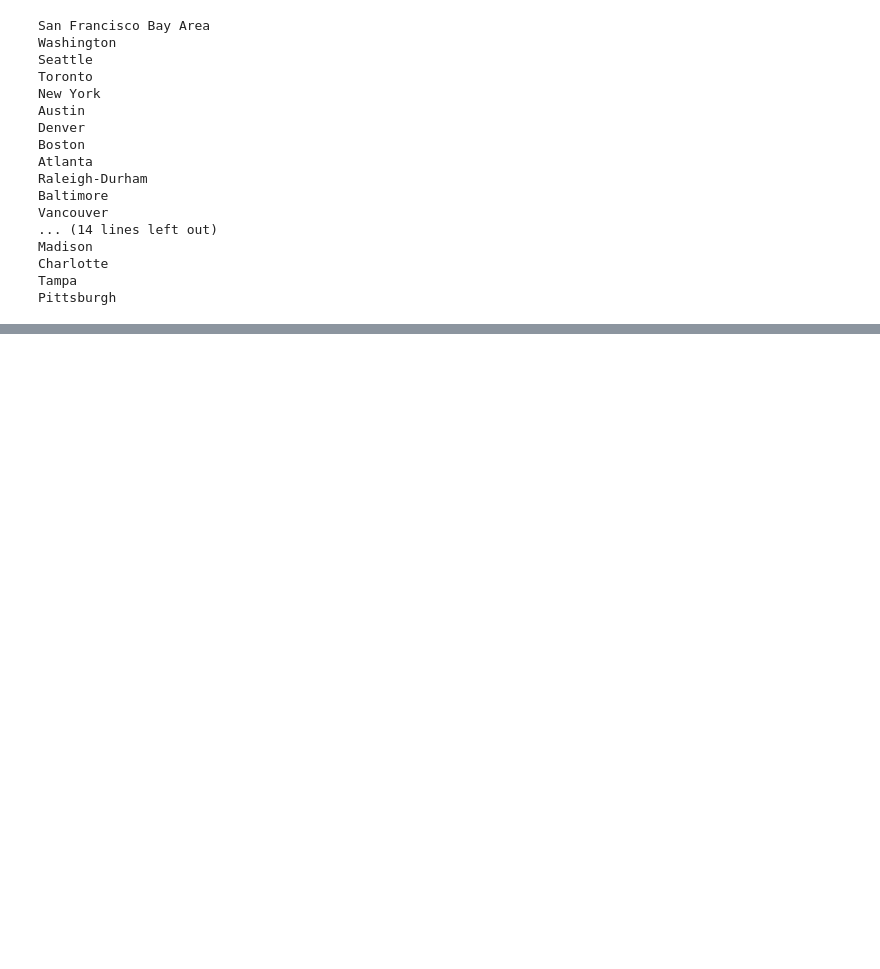
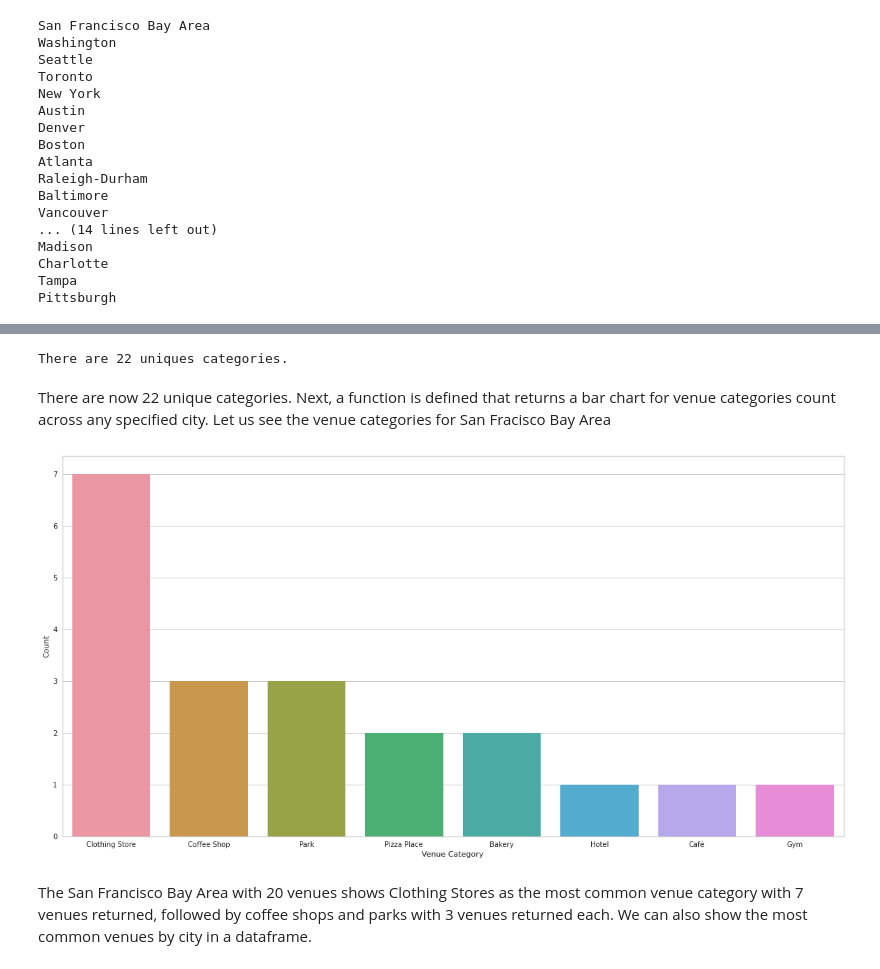
Before and after one commit to Aloagbaye/tech-neigborhood-recommender-system, a Jupyter notebook: The Battle of the Neighborhoods - Top Tech Cities for IT Jobs in 2020.ipynb, the cells around one changed output, grey strips where cells are left out. Cells and saved outputs as stored; diff of their text form; code cells hidden in the pictures; blank space fills up the shorter version.

```diff
--- a/The Battle of the Neighborhoods - Top Tech Cities for IT Jobs in 2020.ipynb
+++ b/The Battle of the Neighborhoods - Top Tech Cities for IT Jobs in 2020.ipynb
@@ -302,0 +343,6 @@ There are 313 uniques categories.
+# %%
+categories=na_venues['Venue Category'].value_counts()[na_venues['Venue Category'].value_counts()>=30]
+cat = pd.DataFrame(categories)
+cat.reset_index(level=0,inplace=True)
+cat.columns=['Venue Category', 'count']
+cat
@@ -302,0 +367,4 @@ There are 313 uniques categories.
+# %%
+#filter the venues data to show only venues that occur more than 3o times.
+na_venues_filtered = na_venues[na_venues['Venue Category'].isin(cat['Venue Category'])]
+na_venues_filtered = na_venues_filtered.reset_index(drop=True)
@@ -302,0 +393,20 @@ There are 313 uniques categories.
+# %%
+print('There are {} uniques categories.'.format(len(na_venues_filtered['Venue Category'].unique())))
+# %% [output]
+There are 22 uniques categories.
+# %% [markdown]
+There are now 22 unique categories. Next, a function is defined that returns a bar chart for venue categories count across any specified city. Let us see the venue categories for San Fracisco Bay Area
+# %%
+def city_cat_plot(df):
+    df = pd.DataFrame(df['Venue Category'].value_counts())
+    df.reset_index(level=0, inplace=True)
+    df.columns = ['Venue Category', 'Count']
+    fig_dims = (20, 10)
+    fig, ax = plt.subplots(figsize=fig_dims)
+    sns.barplot(x='Venue Category', y='Count',data=df,ax=ax)
+# %%
+city_cat_plot(na_venues_filtered[na_venues_filtered['City']=='San Francisco Bay Area'])
+# %% [output]
+[figure, added]
+# %% [markdown]
+The San Francisco Bay Area with 20 venues shows Clothing Stores as the most common venue category with 7 venues returned, followed by coffee shops and parks with 3 venues returned each. We can also show the most common venues by city in a dataframe.
```
Also changed, not shown: parts of 60 cells of this notebook.
